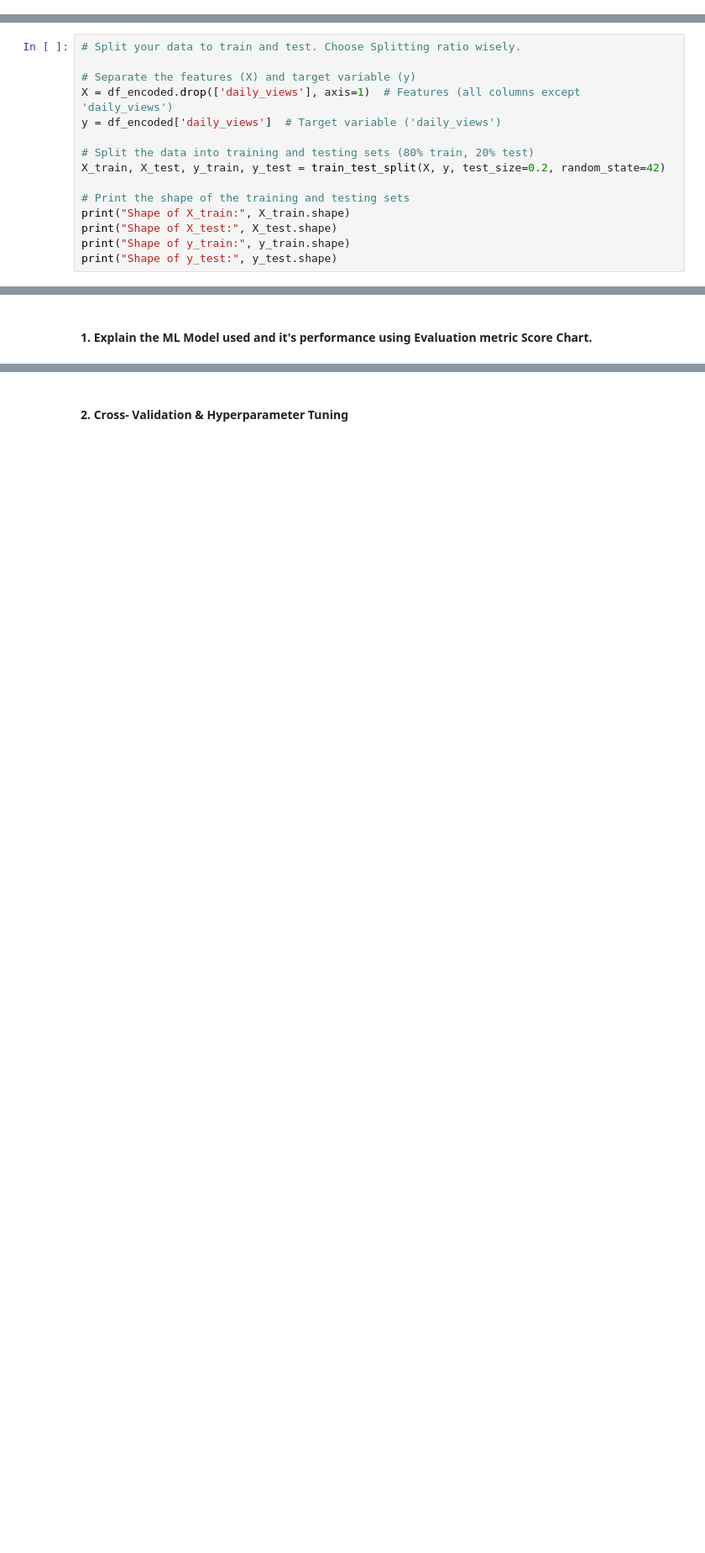
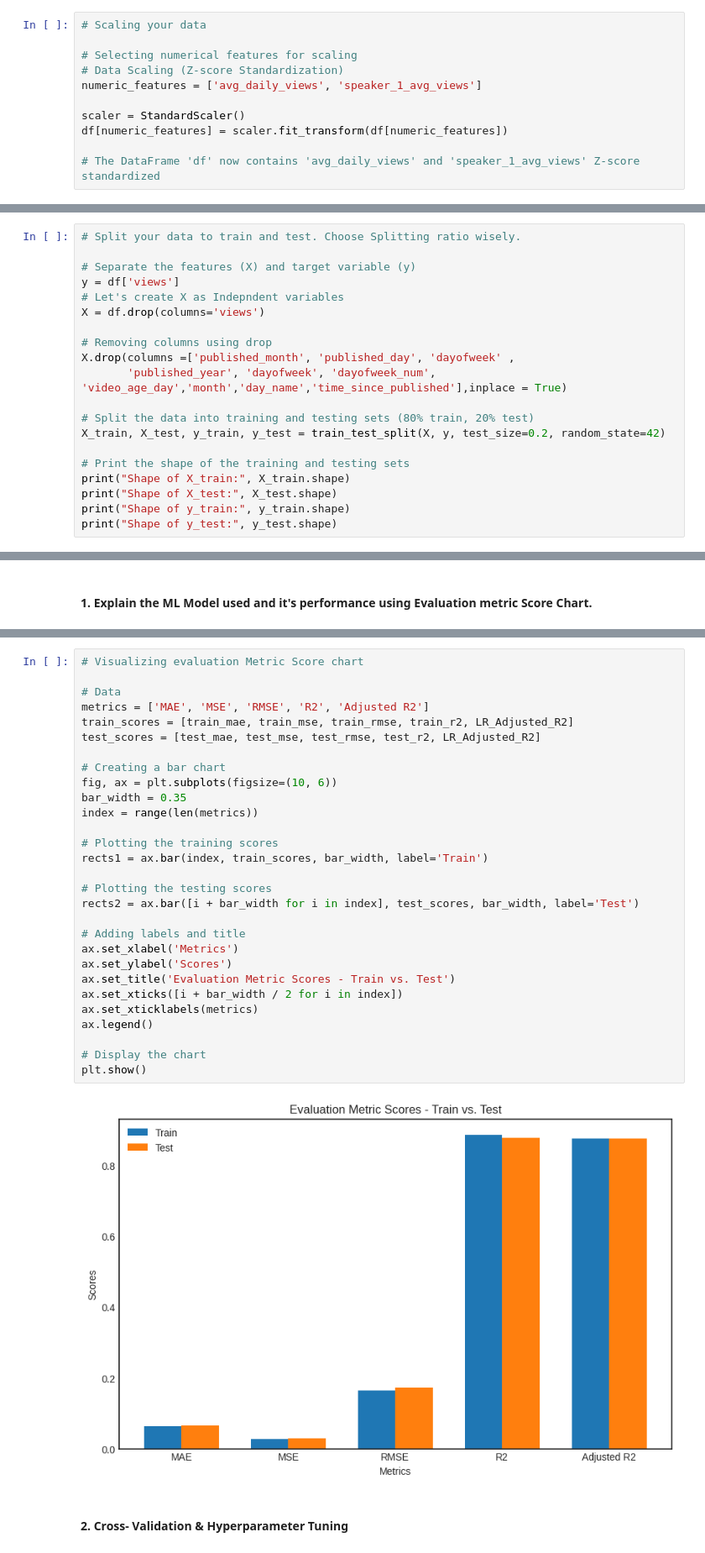
Before and after one commit to shubhamrai1318/TED_Talk_Views_Prediction, a Jupyter notebook: TED_Talk_Views_Prediction.ipynb, the cells around one changed output, grey strips where cells are left out. Shown at 84% size. Saved outputs shown, nothing was run; the diff lists cells and outputs as text; blank space fills up the shorter version.

```diff
--- a/TED_Talk_Views_Prediction.ipynb
+++ b/TED_Talk_Views_Prediction.ipynb
@@ -1885,3 +1816,14 @@ df_encoded[numerical_features] = scaler.fit_transform(df_encoded[numerical_featu
+# %%
+# Scaling your data
+
+# Selecting numerical features for scaling
+# Data Scaling (Z-score Standardization)
+numeric_features = ['avg_daily_views', 'speaker_1_avg_views']
+
+scaler = StandardScaler()
+df[numeric_features] = scaler.fit_transform(df[numeric_features])
+
+# The DataFrame 'df' now contains 'avg_daily_views' and 'speaker_1_avg_views' Z-score standardized
 # %% [markdown]
 ##### **Which method have you used to scale you data and why?**
 
@@ -1948,8 +1872,13 @@ I chose PCA for the following reasons:
 # Split your data to train and test. Choose Splitting ratio wisely.
 
 # Separate the features (X) and target variable (y)
-X = df_encoded.drop(['daily_views'], axis=1)  # Features (all columns except 'daily_views')
-y = df_encoded['daily_views']  # Target variable ('daily_views')
+y = df['views']
+# Let's create X as Indepndent variables
+X = df.drop(columns='views')
+
+# Removing columns using drop
+X.drop(columns =['published_month', 'published_day', 'dayofweek' ,
+       'published_year', 'dayofweek', 'dayofweek_num', 'video_age_day','month','day_name','time_since_published'],inplace = True)
 
 # Split the data into training and testing sets (80% train, 20% test)
 X_train, X_test, y_train, y_test = train_test_split(X, y, test_size=0.2, random_state=42)
@@ -2000,2 +1959,33 @@ Answer Here.
+# %%
+# Visualizing evaluation Metric Score chart
+
+# Data
+metrics = ['MAE', 'MSE', 'RMSE', 'R2', 'Adjusted R2']
+train_scores = [train_mae, train_mse, train_rmse, train_r2, LR_Adjusted_R2]
+test_scores = [test_mae, test_mse, test_rmse, test_r2, LR_Adjusted_R2]
+
+# Creating a bar chart
+fig, ax = plt.subplots(figsize=(10, 6))
+bar_width = 0.35
+index = range(len(metrics))
+
+# Plotting the training scores
+rects1 = ax.bar(index, train_scores, bar_width, label='Train')
+
+# Plotting the testing scores
+rects2 = ax.bar([i + bar_width for i in index], test_scores, bar_width, label='Test')
+
+# Adding labels and title
+ax.set_xlabel('Metrics')
+ax.set_ylabel('Scores')
+ax.set_title('Evaluation Metric Scores - Train vs. Test')
+ax.set_xticks([i + bar_width / 2 for i in index])
+ax.set_xticklabels(metrics)
+ax.legend()
+
+# Display the chart
+plt.show()
+# %% [output]
+[figure, added]
 # %% [markdown]
 #### 2. Cross- Validation & Hyperparameter Tuning
```
Also changed, not shown: parts of 45 cells of this notebook.
